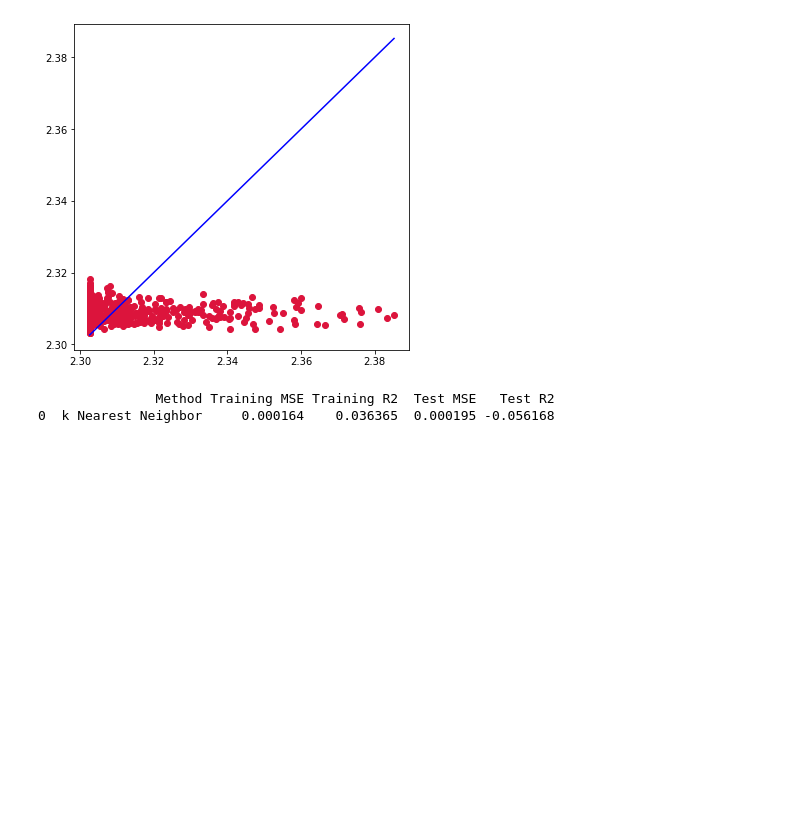
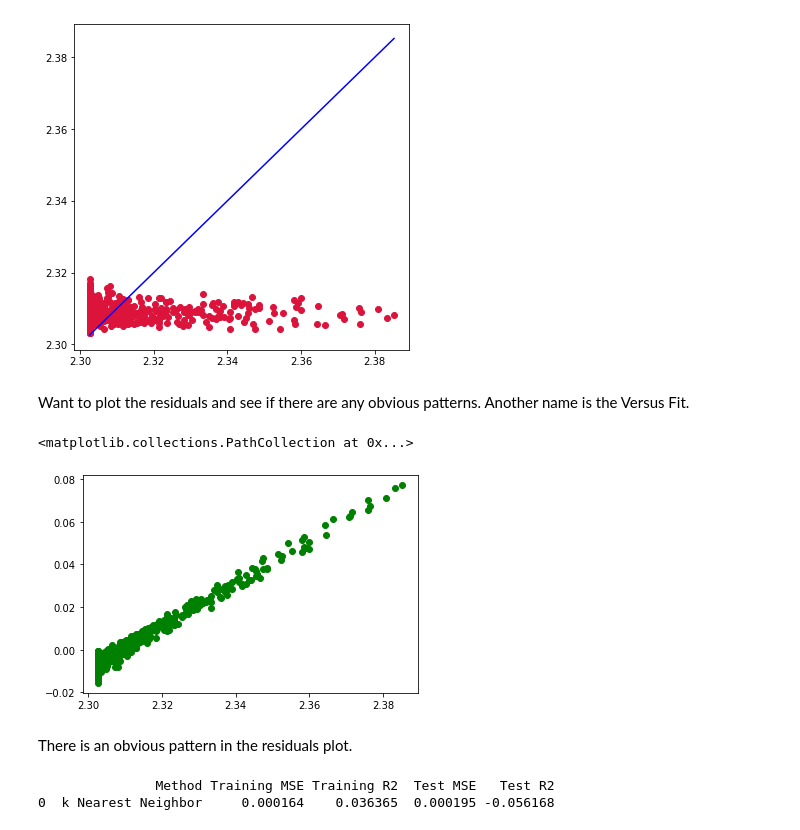
Before and after one commit to jbravo87/blog-projects, a Jupyter notebook: exoplanet_data_notebook.ipynb, the cells around one changed output. Cells and saved outputs as stored; diff of their text form; code cells hidden in the pictures; blank space fills up the shorter version.

Commit message:
Added residuals plot to further validate model.

```diff
--- a/exoplanet_data_notebook.ipynb
+++ b/exoplanet_data_notebook.ipynb
@@ -289,6 +289,19 @@ plt.plot([p1, p2], [p1, p2], 'b-')
 plt.show()
 # %% [output]
 [figure]
+# %% [markdown]
+Want to plot the residuals and see if there are any obvious patterns. Another name is the Versus Fit.
+# %%
+#residuals1_1 = np.subtract(true_values_1, predicted_values1_1)
+residuals1_1 = list()
+for item1, item2 in zip(true_values_1, predicted_values1_1):
+    residuals1_1.append(item1 - item2)
+plt.scatter(true_values_1, residuals1_1, c = 'green')
+# %% [output]
+<matplotlib.collections.PathCollection at 0x...>
+[figure, added]
+# %% [markdown]
+There is an obvious pattern in the residuals plot.
 # %%
 knn1_train_mse = mean_squared_error(y1_train, y_knn_train_pred_1)
 knn1_train_r2 = r2_score(y1_train, y_knn_train_pred_1)
```
Also changed, not shown: parts of 6 cells of this notebook.
